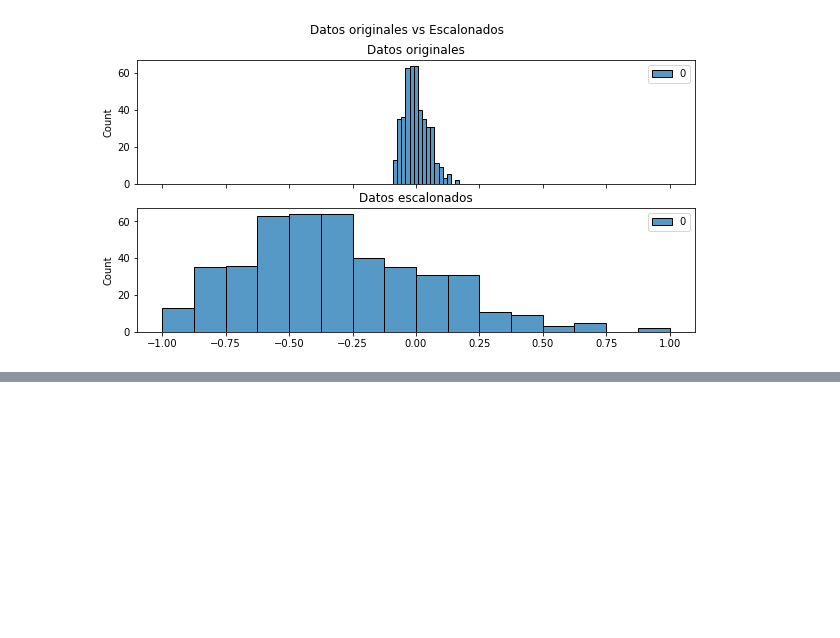
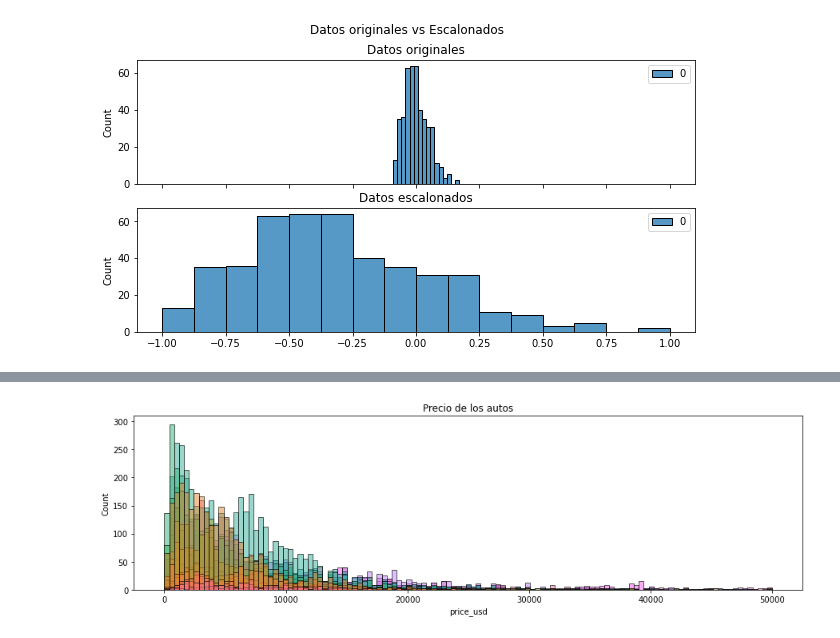
Before and after one commit to JuanFeA98/Estadistica_Probabilidad, a Jupyter notebook: Estadistica Descriptiva/03. Procesamiento de datos.ipynb, the cells around one changed output, grey strips where cells are left out. Cells and saved outputs as stored; diff of their text form; code cells hidden in the pictures; blank space fills up the shorter version.

```diff
--- a/Estadistica Descriptiva/03. Procesamiento de datos.ipynb
+++ b/Estadistica Descriptiva/03. Procesamiento de datos.ipynb
@@ -59,0 +78,2 @@ plt.show()
+# %%
+df = pd.read_csv('Data/cars.csv')
@@ -59,0 +100,7 @@ plt.show()
+# %%
+plt.figure(figsize=(15,4))
+plt.title('Precio de los autos')
+sns.histplot(data = df, x = df['price_usd'], hue=df['manufacturer_name'], legend=False)
+plt.show()
+# %% [output]
+[figure, added]
```
Also changed, not shown: parts of 9 cells of this notebook.
